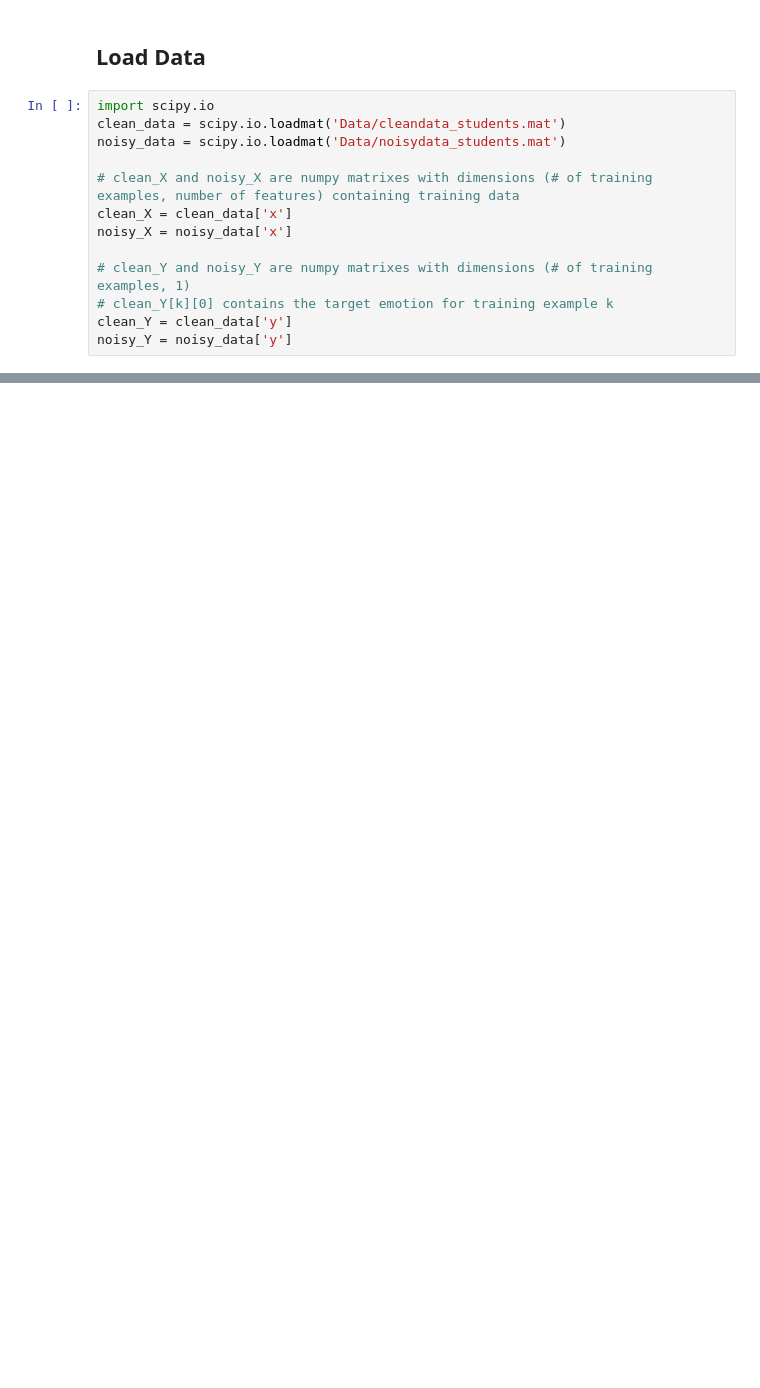
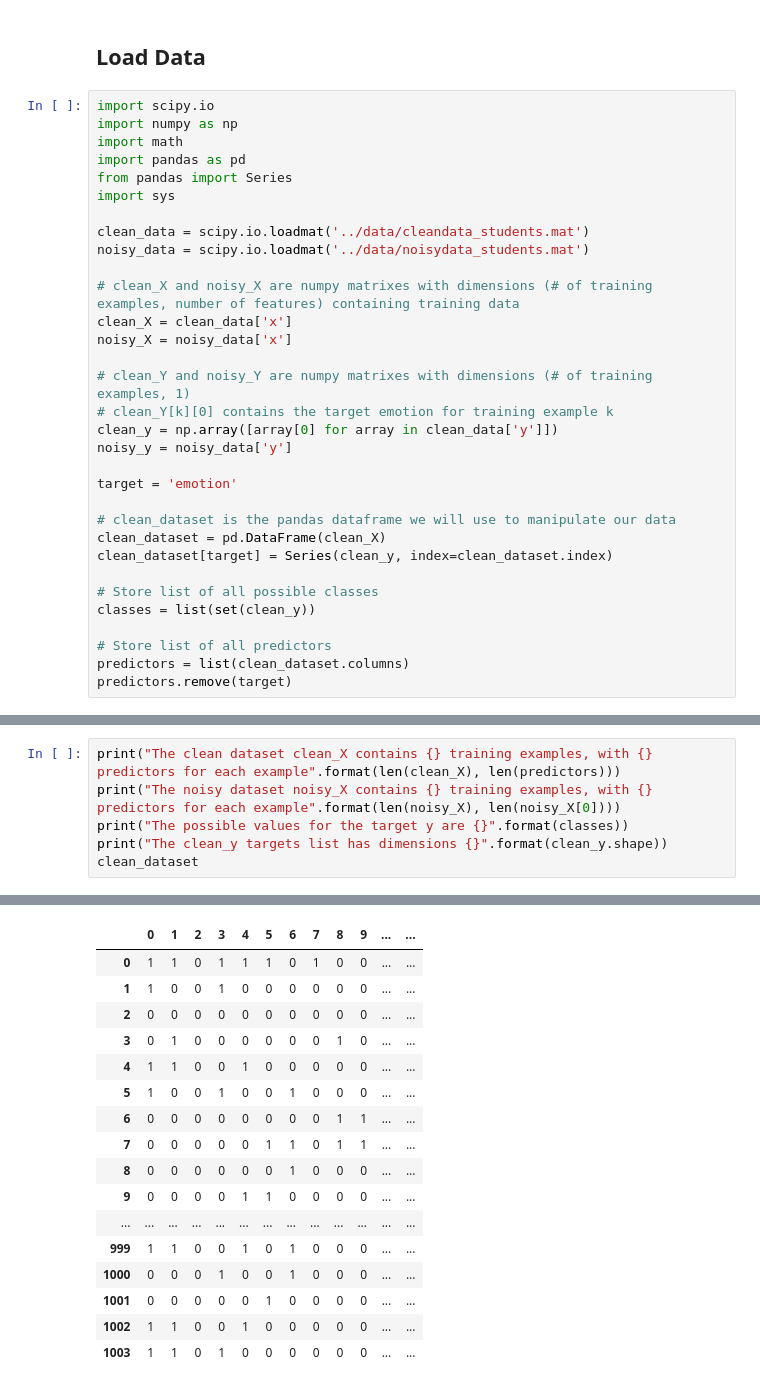
Before and after one commit to emalgorithm/EmotionClassification, a Jupyter notebook: ema/Decision Tree Exploration.ipynb, the cells around one changed output, grey strips where cells are left out. Drawn from its saved outputs; the diff is of its cells as text; blank space fills up the shorter version.

```diff
--- a/ema/Decision Tree Exploration.ipynb
+++ b/ema/Decision Tree Exploration.ipynb
@@ -2,8 +2,14 @@
 ## Load Data
 # %%
 import scipy.io
-clean_data = scipy.io.loadmat('Data/cleandata_students.mat')
-noisy_data = scipy.io.loadmat('Data/noisydata_students.mat')
+import numpy as np
+import math
+import pandas as pd
+from pandas import Series
+import sys
+
+clean_data = scipy.io.loadmat('../data/cleandata_students.mat')
+noisy_data = scipy.io.loadmat('../data/noisydata_students.mat')
 
 # clean_X and noisy_X are numpy matrixes with dimensions (# of training examples, number of features) containing training data
 clean_X = clean_data['x']
@@ -11,5 +17,18 @@ noisy_X = noisy_data['x']
 
 # clean_Y and noisy_Y are numpy matrixes with dimensions (# of training examples, 1)
 # clean_Y[k][0] contains the target emotion for training example k
-clean_Y = clean_data['y']
-noisy_Y = noisy_data['y']
+clean_y = np.array([array[0] for array in clean_data['y']])
+noisy_y = noisy_data['y']
+
+target = 'emotion'
+
+# clean_dataset is the pandas dataframe we will use to manipulate our data
+clean_dataset = pd.DataFrame(clean_X)
+clean_dataset[target] = Series(clean_y, index=clean_dataset.index)
+
+# Store list of all possible classes
+classes = list(set(clean_y))
+
+# Store list of all predictors
+predictors = list(clean_dataset.columns)
+predictors.remove(target)
@@ -55,0 +35,7 @@ def get_best_predictor(predictors, X, Y):
+# %%
+print("The clean dataset clean_X contains {} training examples, with {} predictors for each example".format(len(clean_X), len(predictors)))
+print("The noisy dataset noisy_X contains {} training examples, with {} predictors for each example".format(len(noisy_X), len(noisy_X[0])))
+print("The possible values for the target y are {}".format(classes))
+print("The clean_y targets list has dimensions {}".format(clean_y.shape))
+clean_dataset
+# %% [output]
@@ -55,0 +46,17 @@ def get_best_predictor(predictors, X, Y):
+|  | 0 | 1 | 2 | 3 | 4 | 5 | 6 | 7 | 8 | 9 | ... | ... |
+| 0 | 1 | 1 | 0 | 1 | 1 | 1 | 0 | 1 | 0 | 0 | ... | ... |
+| 1 | 1 | 0 | 0 | 1 | 0 | 0 | 0 | 0 | 0 | 0 | ... | ... |
+| 2 | 0 | 0 | 0 | 0 | 0 | 0 | 0 | 0 | 0 | 0 | ... | ... |
+| 3 | 0 | 1 | 0 | 0 | 0 | 0 | 0 | 0 | 1 | 0 | ... | ... |
+| 4 | 1 | 1 | 0 | 0 | 1 | 0 | 0 | 0 | 0 | 0 | ... | ... |
+| 5 | 1 | 0 | 0 | 1 | 0 | 0 | 1 | 0 | 0 | 0 | ... | ... |
+| 6 | 0 | 0 | 0 | 0 | 0 | 0 | 0 | 0 | 1 | 1 | ... | ... |
+| 7 | 0 | 0 | 0 | 0 | 0 | 1 | 1 | 0 | 1 | 1 | ... | ... |
+| 8 | 0 | 0 | 0 | 0 | 0 | 0 | 1 | 0 | 0 | 0 | ... | ... |
+| 9 | 0 | 0 | 0 | 0 | 1 | 1 | 0 | 0 | 0 | 0 | ... | ... |
+| ... | ... | ... | ... | ... | ... | ... | ... | ... | ... | ... | ... | ... |
+| 999 | 1 | 1 | 0 | 0 | 1 | 0 | 1 | 0 | 0 | 0 | ... | ... |
+| 1000 | 0 | 0 | 0 | 1 | 0 | 0 | 1 | 0 | 0 | 0 | ... | ... |
+| 1001 | 0 | 0 | 0 | 0 | 0 | 1 | 0 | 0 | 0 | 0 | ... | ... |
+| 1002 | 1 | 1 | 0 | 0 | 1 | 0 | 0 | 0 | 0 | 0 | ... | ... |
+| 1003 | 1 | 1 | 0 | 1 | 0 | 0 | 0 | 0 | 0 | 0 | ... | ... |
```
Also changed, not shown: parts of 11 cells of this notebook.
